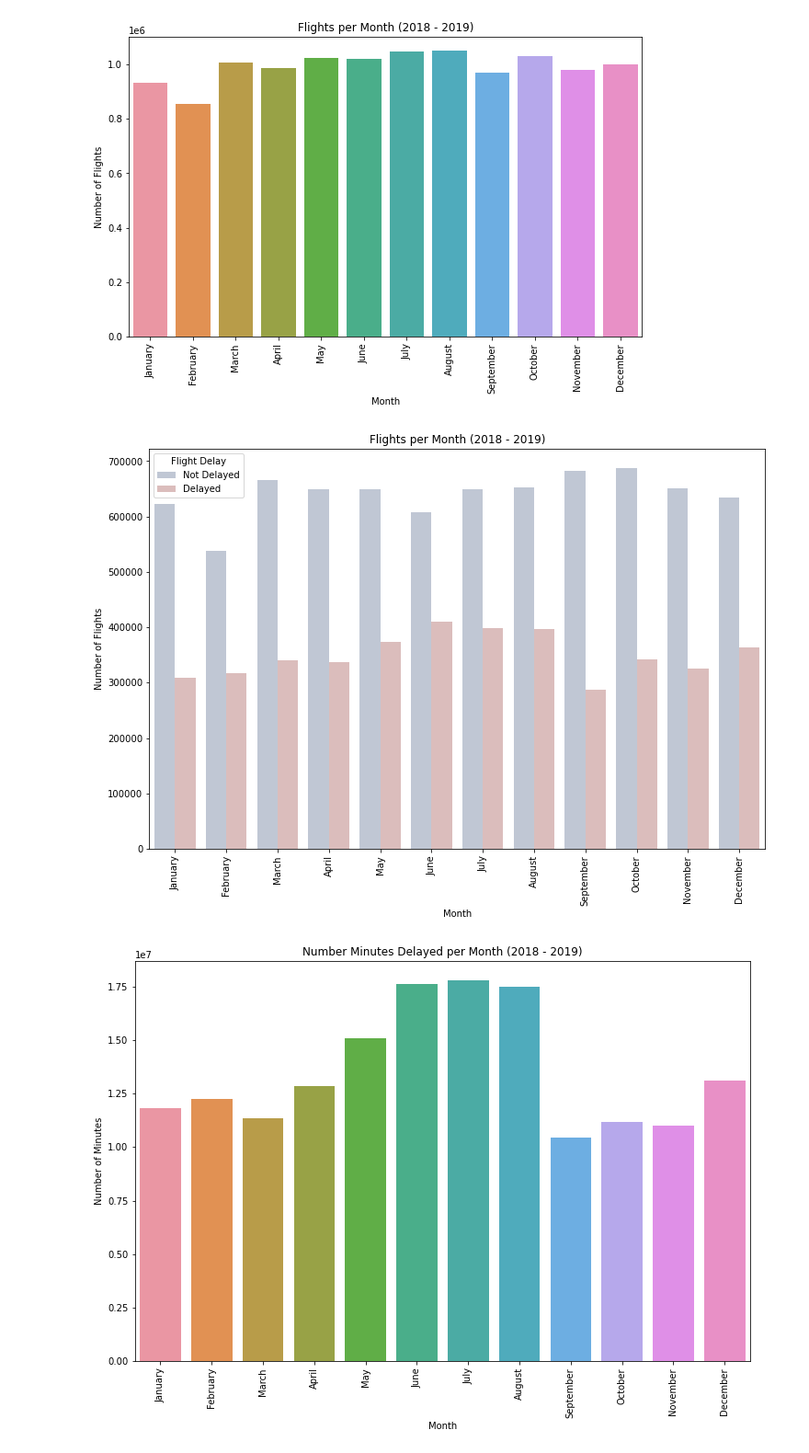
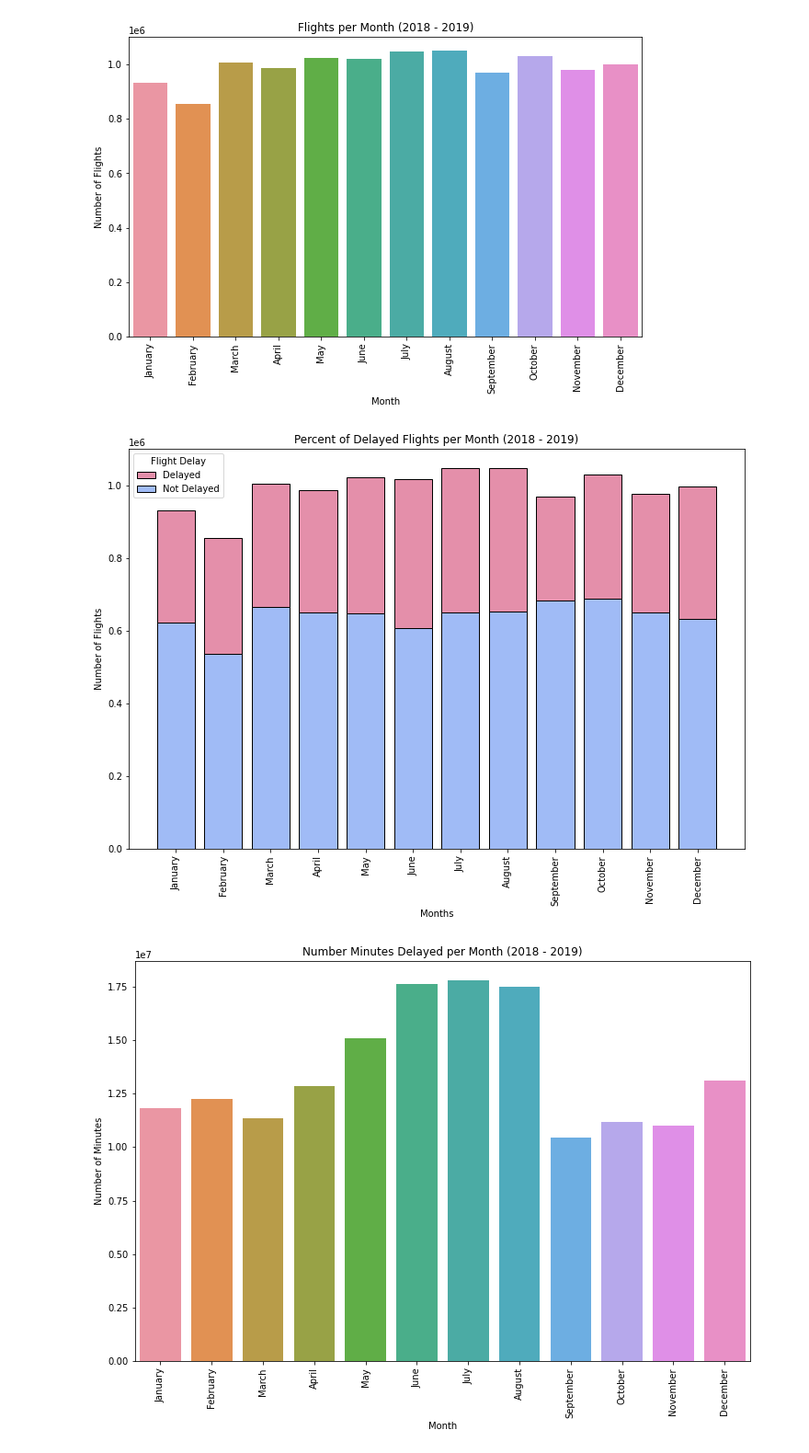
Before and after one commit to becks2318/flight-delays, a Jupyter notebook: code/flights_eda_delays.ipynb, the cells around one changed output. Shown at 92% size. Drawn from its saved outputs; the diff is of its cells as text; code cells hidden in the pictures.

```diff
--- a/code/flights_eda_delays.ipynb
+++ b/code/flights_eda_delays.ipynb
@@ -674,26 +667,29 @@ plt.ylabel('Number of Flights')
 plt.savefig('../images/flights_month.png', bbox_inches='tight', pad_inches = 1);
 # %% [output]
 [figure]
-# %%
-# View percent of delayed flights per month
-
-plt.figure(figsize = (12,8))
-
-sns.countplot(x = delays_months['month'],
-              hue = delays_months['Flight Delay'],
-              hue_order = ['Not Delayed', 'Delayed'],
-              data = delays_months,
-             order = ['January', 'February', 'March', 'April', 'May', 'June', 'July', 'August',
-                     'September', 'October', 'November', 'December'],
-             palette = 'vlag')
-
-plt.xticks(rotation = 90)
-plt.title('Flights per Month (2018 - 2019)')
-plt.xlabel('Month')
-plt.ylabel('Number of Flights')
-plt.savefig('../images/flights_month_delayed.png', bbox_inches='tight', pad_inches = 1);
-# %% [output]
-[figure, removed]
+# %%
+# View number of delayed flights per month
+
+delays_months['month'] = pd.Categorical(delays_months['month'], ['January', 'February', 'March', 'April', 'May', 'June', 'July', 'August', 'September',
+                                       'October', 'November', 'December'])
+
+plt.figure(figsize = (12,8))
+
+sns.histplot(x = delays_months['month'],
+            hue = delays_months['Flight Delay'],
+            hue_order = ['Delayed', 'Not Delayed'],
+            data = delays_months,
+            multiple = 'stack',
+            palette = ['#dc6a8e', '#80a5f4'],
+            shrink = 0.8);
+
+plt.xticks(rotation = 90)
+plt.title('Percent of Delayed Flights per Month (2018 - 2019)')
+plt.xlabel('Months')
+plt.ylabel('Number of Flights')
+plt.savefig('../images/flights_months_delayed_percent.png', bbox_inches='tight', pad_inches = 1);
+# %% [output]
+[figure, added]
 # %%
 # View number minutes of delayed flights per month
 
```
Also changed, not shown: parts of 8 cells of this notebook, 6 other files.
